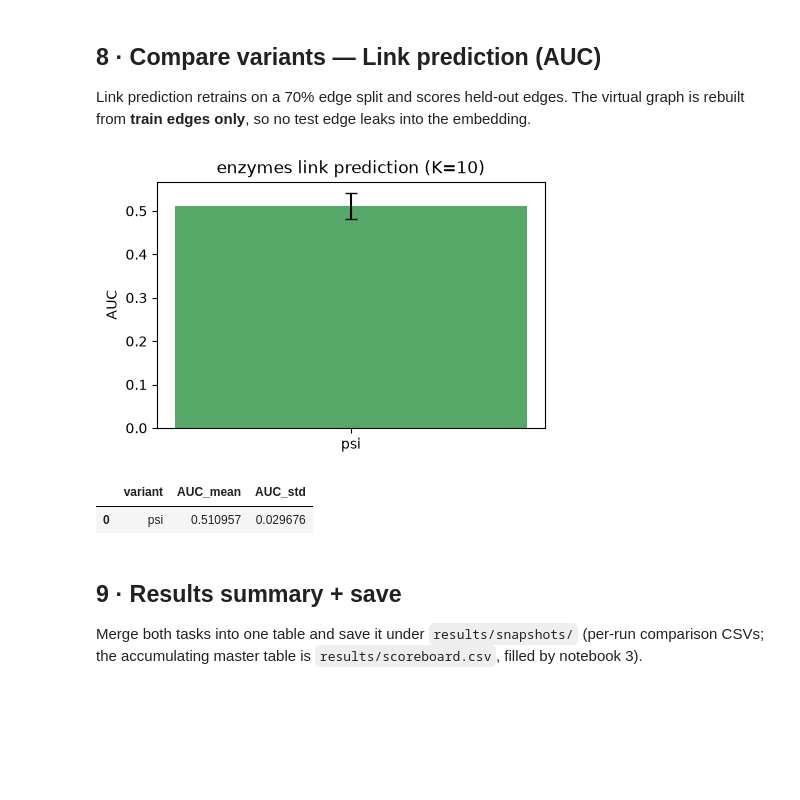
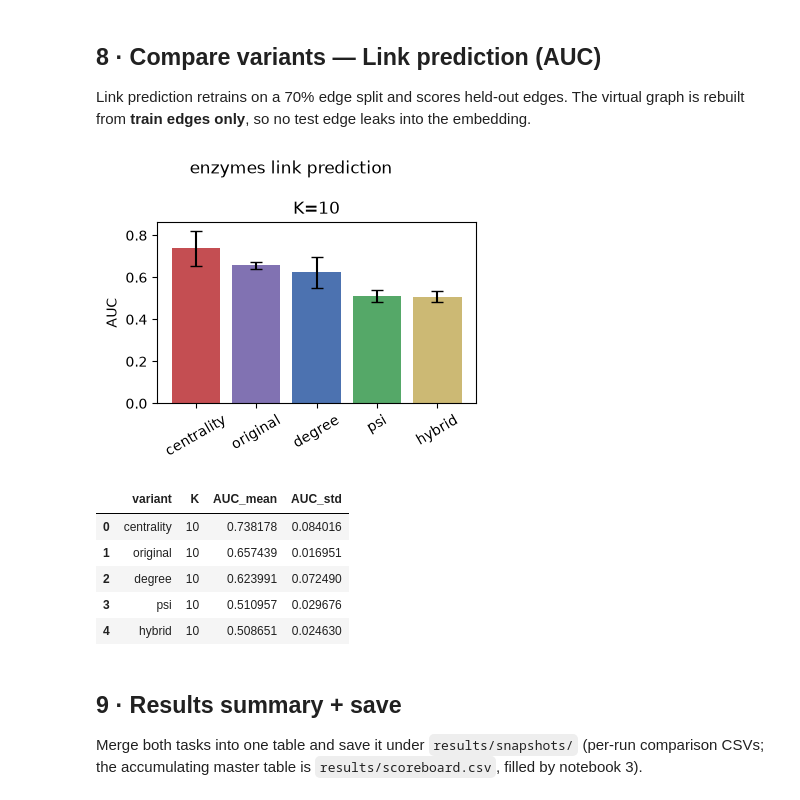
Before and after one commit to SafiUllahAdam/Structure-Aware-Graph-Augmentation-for-GNNs, a Jupyter notebook: notebooks/2-phase_2_virtual_graph.ipynb, the cells around one changed output. Saved outputs shown, nothing was run; the diff lists cells and outputs as text; code cells hidden in the pictures; blank space fills up the shorter version.

```diff
--- a/notebooks/2-phase_2_virtual_graph.ipynb
+++ b/notebooks/2-phase_2_virtual_graph.ipynb
@@ -262,21 +281,25 @@ Each variant is embedded and scored across seeds; the mean ± std shows which vi
 
 _Note:_ structural embeddings describe **roles**, not communities, so absolute F1 on community-labelled Cora is modest — the **comparison across variants** is what matters here.
 # %%
-"""Node-classification comparison across variants (mean +/- std over seeds). Skipped if the dataset has no labels."""
+"""Node-classification comparison across variants x K (mean +/- std over seeds). Skipped if the dataset has no labels."""
 if DATASETS[DATASET]["labels"] is None:
-    nc = pd.DataFrame(columns=["variant", "F1_mean", "F1_std"])
+    nc = pd.DataFrame(columns=["variant", "K", "F1_mean", "F1_std"])
     print(f"{DATASET} has no labels -> node classification skipped (link prediction still runs).")
 else:
     nc_rows = []
     for sim in SIMS:
-        Vk, _ = build_virtual(G, sim, K, DATASET)
-        scores = [node_class_f1(Vk, sim, K, s) for s in SEEDS]
-        nc_rows.append({"variant": sim, "F1_mean": np.mean(scores), "F1_std": np.std(scores)})
-    nc = pd.DataFrame(nc_rows).sort_values("F1_mean", ascending=False).reset_index(drop=True)
-    plt.figure(figsize=(5, 3.2))
-    plt.bar(nc["variant"], nc["F1_mean"], yerr=nc["F1_std"], capsize=4,
-            color=[PALETTE[v] for v in nc["variant"]])
-    plt.ylabel("weighted F1"); plt.title(f"{DATASET} node classification (K={K})"); plt.show()
+        for k in KS:
+            Vk, _ = build_virtual(G, sim, k, DATASET)
+            scores = [node_class_f1(Vk, sim, k, s) for s in SEEDS]
+            nc_rows.append({"variant": sim, "K": k, "F1_mean": np.mean(scores), "F1_std": np.std(scores)})
+    nc = pd.DataFrame(nc_rows).sort_values(["K", "F1_mean"], ascending=[True, False]).reset_index(drop=True)
+    fig, axes = plt.subplots(1, len(KS), figsize=(4 * len(KS), 3.2), sharey=True)
+    for ax, k in zip(np.atleast_1d(axes), KS):                 # one panel per K, same variants side by side
+        d = nc[nc["K"] == k]
+        ax.bar(d["variant"], d["F1_mean"], yerr=d["F1_std"], capsize=4, color=[PALETTE[v] for v in d["variant"]])
+        ax.set_title(f"K={k}"); ax.tick_params(axis="x", rotation=30)
+    np.atleast_1d(axes)[0].set_ylabel("weighted F1")
+    plt.suptitle(f"{DATASET} node classification"); plt.tight_layout(); plt.show()
 nc
 # %% [output]
   warning: 106 labelled nodes had no embedding (skipped)
@@ -290,22 +329,30 @@ nc
 
 Link prediction retrains on a 70% edge split and scores held-out edges. The virtual graph is rebuilt from **train edges only**, so no test edge leaks into the embedding.
 # %%
-"""Link-prediction comparison across variants (mean +/- std over seeds)."""
+"""Link-prediction comparison across variants x K (mean +/- std over seeds)."""
 lp_rows = []
 for sim in SIMS:
-    scores = [link_pred_auc(sim, K, s) for s in SEEDS]
-    lp_rows.append({"variant": sim, "AUC_mean": np.mean(scores), "AUC_std": np.std(scores)})
-lp = pd.DataFrame(lp_rows).sort_values("AUC_mean", ascending=False).reset_index(drop=True)
+    for k in KS:
+        scores = [link_pred_auc(sim, k, s) for s in SEEDS]
+        lp_rows.append({"variant": sim, "K": k, "AUC_mean": np.mean(scores), "AUC_std": np.std(scores)})
+lp = pd.DataFrame(lp_rows).sort_values(["K", "AUC_mean"], ascending=[True, False]).reset_index(drop=True)
 
-plt.figure(figsize=(5, 3.2))
-plt.bar(lp["variant"], lp["AUC_mean"], yerr=lp["AUC_std"], capsize=4,
-        color=[PALETTE[v] for v in lp["variant"]])
-plt.ylabel("AUC"); plt.title(f"{DATASET} link prediction (K={K})"); plt.show()
+fig, axes = plt.subplots(1, len(KS), figsize=(4 * len(KS), 3.2), sharey=True)
+for ax, k in zip(np.atleast_1d(axes), KS):                     # one panel per K, same variants side by side
+    d = lp[lp["K"] == k]
+    ax.bar(d["variant"], d["AUC_mean"], yerr=d["AUC_std"], capsize=4, color=[PALETTE[v] for v in d["variant"]])
+    ax.set_title(f"K={k}"); ax.tick_params(axis="x", rotation=30)
+np.atleast_1d(axes)[0].set_ylabel("AUC")
+plt.suptitle(f"{DATASET} link prediction"); plt.tight_layout(); plt.show()
 lp
 # %% [output]
-[figure, old version]
+[figure, new version]
-|  | variant | AUC_mean | AUC_std |
-| 0 | psi | 0.510957 | 0.029676 |
+|  | variant | K | AUC_mean | AUC_std |
+| 0 | centrality | 10 | 0.738178 | 0.084016 |
+| 1 | original | 10 | 0.657439 | 0.016951 |
+| 2 | degree | 10 | 0.623991 | 0.072490 |
+| 3 | psi | 10 | 0.510957 | 0.029676 |
+| 4 | hybrid | 10 | 0.508651 | 0.024630 |
 # %% [markdown]
 ## 9 · Results summary + save
 
```
Also changed, not shown: parts of 8 cells of this notebook, 5 other files.
